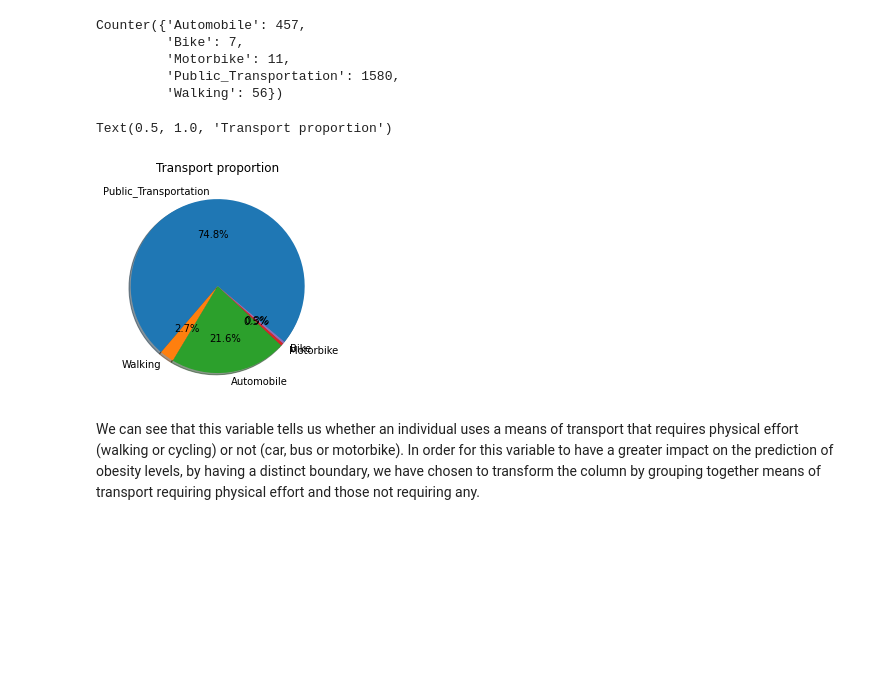
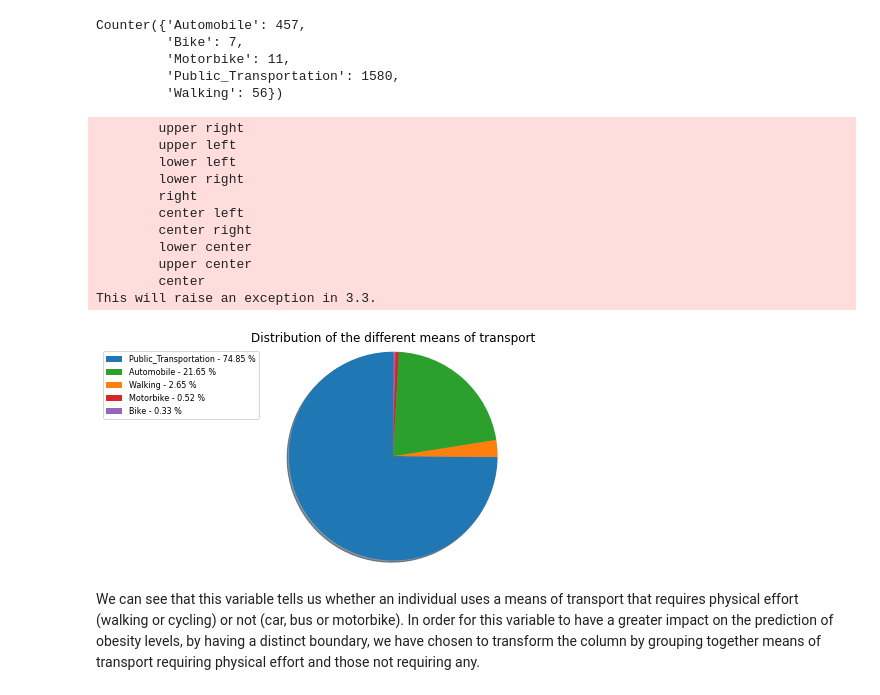
Before and after one commit to corentin-pujol/Obesity-types-prediction, a Jupyter notebook: Obesity_levels_prediction.ipynb, the cells around one changed output. Cells and saved outputs as stored; diff of their text form; code cells hidden in the pictures; blank space fills up the shorter version.

```diff
--- a/Obesity_levels_prediction.ipynb
+++ b/Obesity_levels_prediction.ipynb
@@ -267,12 +267,41 @@ Counter({'Automobile': 457,
          'Motorbike': 11,
          'Public_Transportation': 1580,
          'Walking': 56})
-# %%
-plt.pie(Counter(df_copie['MTRANS']).values(),labels=["Public_Transportation", "Walking", "Automobile", "Motorbike", "Bike"],autopct='%1.1f%%', startangle = -40, shadow=True)
-plt.title('Transport proportion')
-# %% [output]
-Text(0.5, 1.0, 'Transport proportion')
-[figure, removed]
+# %%
+
+x = np.char.array(["Public_Transportation", "Walking", "Automobile", "Motorbike", "Bike"])
+y = list(Counter(df_copie['MTRANS']).values())
+total = y[0]+y[1]+y[2]+y[3]+y[4]
+
+porcent = [x*100/total for x in y]
+
+patches, texts = plt.pie(y, startangle=90, radius=1.2, shadow=True)
+labels = ['{0} - {1:1.2f} %'.format(i,j) for i,j in zip(x, porcent)]
+
+sort_legend = True
+if sort_legend:
+    patches, labels, dummy =  zip(*sorted(zip(patches, labels, y),
+                                          key=lambda x: x[2],
+                                          reverse=True))
+
+plt.legend(patches, labels, loc='left center', bbox_to_anchor=(-0.1, 1.),
+           fontsize=8)
+
+plt.title("Distribution of the different means of transport")
+plt.show()
+# %% [output]
+        upper right
+        upper left
+        lower left
+        lower right
+        right
+        center left
+        center right
+        lower center
+        upper center
+        center
+This will raise an exception in 3.3.
+[figure, added]
 # %% [markdown]
 We can see that this variable tells us whether an individual uses a means of transport that requires physical effort (walking or cycling) or not (car, bus or motorbike). In order for this variable to have a greater impact on the prediction of obesity levels, by having a distinct boundary, we have chosen to transform the column by grouping together means of transport requiring physical effort and those not requiring any.
 # %% [markdown]
```
